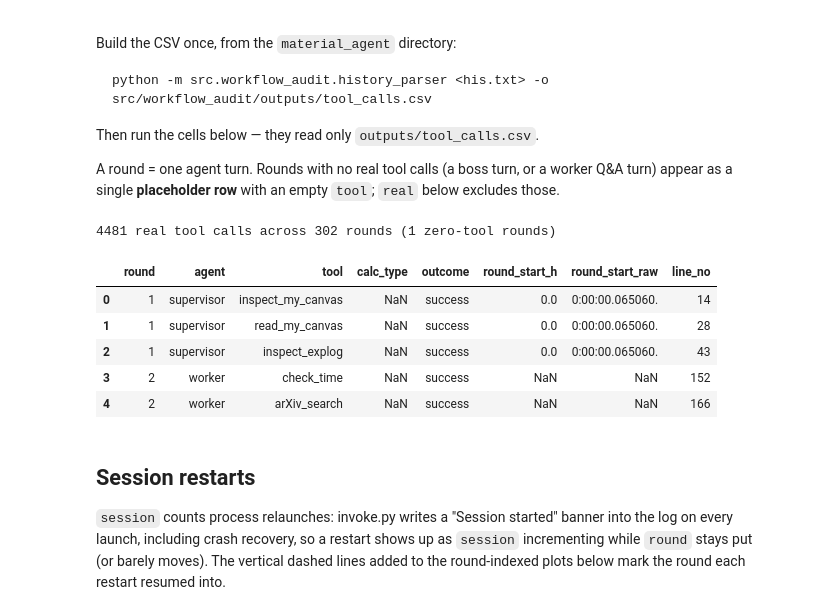
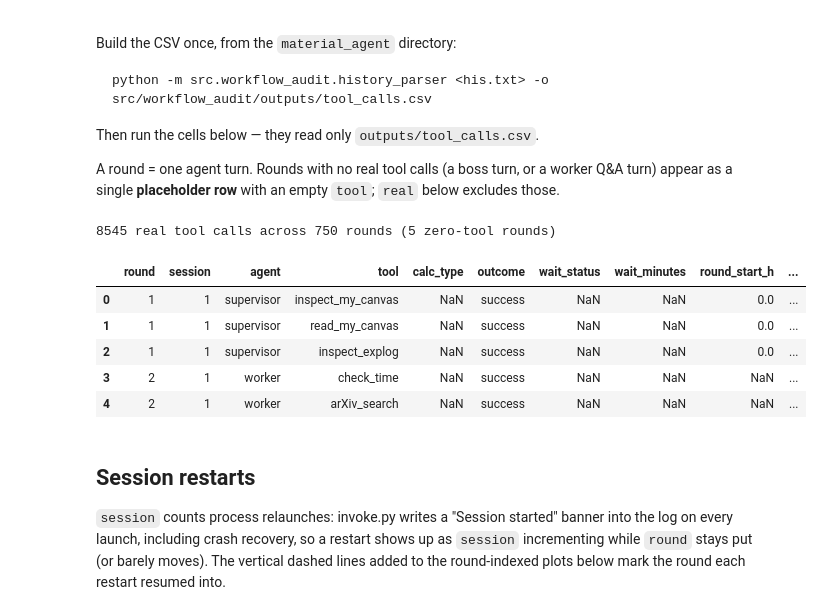
Before and after one commit to BattModels/material_agent, a Jupyter notebook: src/workflow_audit/tool_calls.ipynb, the cells around one changed output. Saved outputs shown, nothing was run; the diff lists cells and outputs as text; code cells hidden in the pictures.

```diff
--- a/src/workflow_audit/tool_calls.ipynb
+++ b/src/workflow_audit/tool_calls.ipynb
@@ -12,20 +12,20 @@ Then run the cells below — they read only `outputs/tool_calls.csv`.
 A round = one agent turn. Rounds with no real tool calls (a boss turn, or a worker Q&A turn) appear as a single **placeholder row** with an empty `tool`; `real` below excludes those.
 # %%
 import pandas as pd, matplotlib.pyplot as plt
-df = pd.read_csv("outputs/production_run_27-05-2026_fork_16_07_2026_tool_calls.csv")
+df = pd.read_csv("audit_outputs/production_run_27-05-2026_fork_16_07_2026_tool_calls.csv")
 real = df[df["tool"].fillna("") != ""]              # exclude zero-tool placeholder rows
 all_rounds = sorted(df["round"].unique())
 n_empty = int((df["tool"].fillna("") == "").sum())
 print(len(real), "real tool calls across", len(all_rounds), "rounds", f"({n_empty} zero-tool rounds)")
 df.head()
 # %% [output]
-4481 real tool calls across 302 rounds (1 zero-tool rounds)
+8545 real tool calls across 750 rounds (5 zero-tool rounds)
-|  | round | agent | tool | calc_type | outcome | round_start_h | round_start_raw | line_no |
-| 0 | 1 | supervisor | inspect_my_canvas | NaN | success | 0.0 | 0:00:00.065060. | 14 |
-| 1 | 1 | supervisor | read_my_canvas | NaN | success | 0.0 | 0:00:00.065060. | 28 |
-| 2 | 1 | supervisor | inspect_explog | NaN | success | 0.0 | 0:00:00.065060. | 43 |
-| 3 | 2 | worker | check_time | NaN | success | NaN | NaN | 152 |
-| 4 | 2 | worker | arXiv_search | NaN | success | NaN | NaN | 166 |
+|  | round | session | agent | tool | calc_type | outcome | wait_status | wait_minutes | round_start_h | ... |
+| 0 | 1 | 1 | supervisor | inspect_my_canvas | NaN | success | NaN | NaN | 0.0 | ... |
+| 1 | 1 | 1 | supervisor | read_my_canvas | NaN | success | NaN | NaN | 0.0 | ... |
+| 2 | 1 | 1 | supervisor | inspect_explog | NaN | success | NaN | NaN | 0.0 | ... |
+| 3 | 2 | 1 | worker | check_time | NaN | success | NaN | NaN | NaN | ... |
+| 4 | 2 | 1 | worker | arXiv_search | NaN | success | NaN | NaN | NaN | ... |
 # %% [markdown]
 ## Session restarts
 `session` counts process relaunches: invoke.py writes a "Session started" banner into the log on every launch, including crash recovery, so a restart shows up as `session` incrementing while `round` stays put (or barely moves). The vertical dashed lines added to the round-indexed plots below mark the round each restart resumed into.
```
Also changed, not shown: parts of 15 cells of this notebook, 1 other file.
